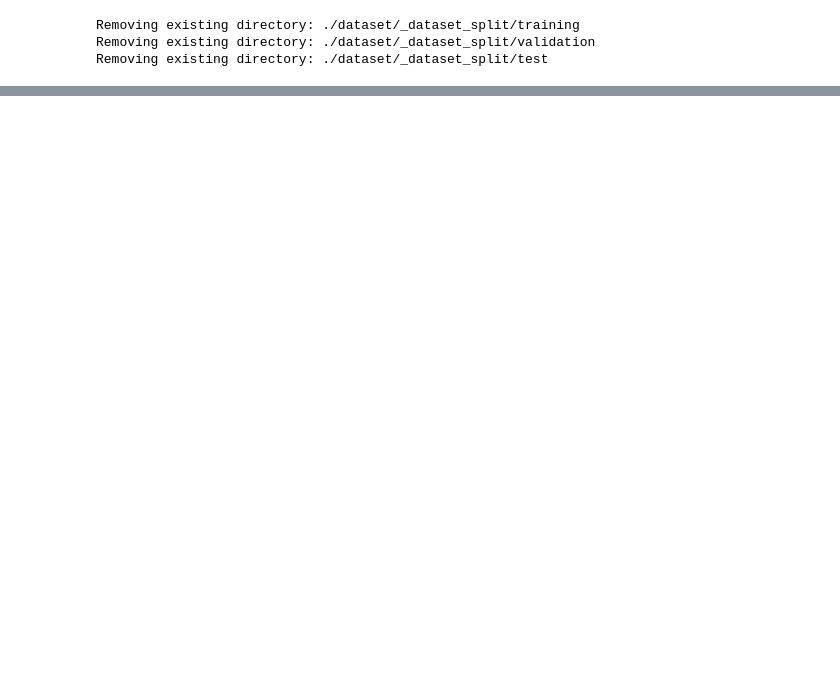
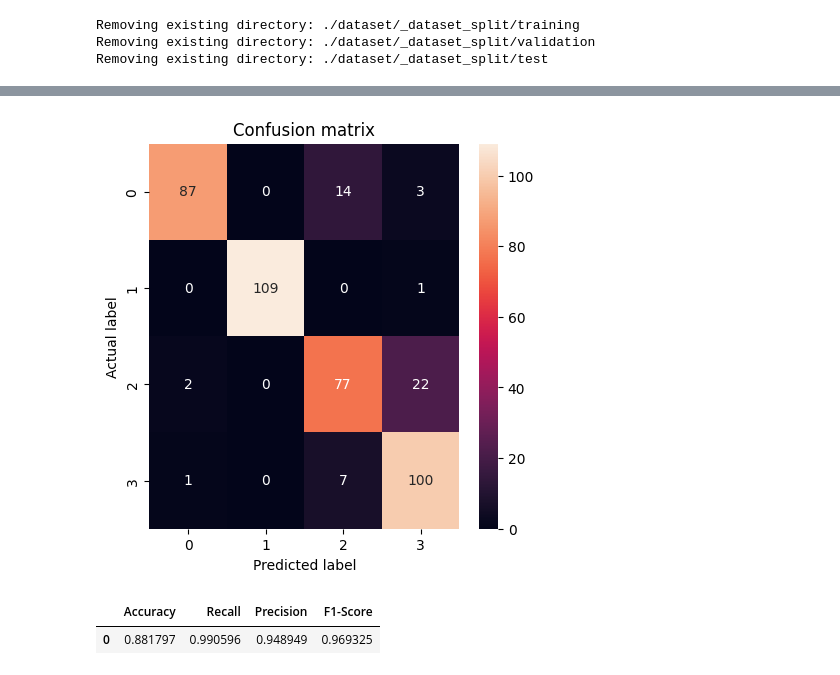
Before and after one commit to mattbarty/eye_diseases_classification, a Jupyter notebook: eye-disease-classifier.ipynb, the cells around one changed output, grey strips where cells are left out. Drawn from its saved outputs; the diff is of its cells as text; code cells hidden in the pictures; blank space fills up the shorter version.

```diff
--- a/eye-disease-classifier.ipynb
+++ b/eye-disease-classifier.ipynb
@@ -132,0 +333,28 @@ plt.show()
+# %%
+from sklearn.metrics import confusion_matrix
+import seaborn as sns
+import numpy as np
+
+# Assuming that you have the true labels
+true_labels = test_generator.classes
+
+# Get the predicted probabilities from the model
+predicted_probs = history.model.predict(test_generator, steps=len(test_generator))
+
+# Convert probabilities to class labels: if you're working on a binary classification problem
+# predicted_labels = [1 if prob > 0.5 else 0 for prob in predicted_probs]
+
+# If you're working on a multi-class classification problem, use argmax
+predicted_labels = np.argmax(predicted_probs, axis=1)
+
+# Compute the confusion matrix
+cm = confusion_matrix(true_labels, predicted_labels)
+
+# Plot it using seaborn
+plt.figure(figsize=(5,5))
+sns.heatmap(cm, annot=True, fmt="d")
+plt.title('Confusion matrix')
+plt.ylabel('Actual label')
+plt.xlabel('Predicted label')
+plt.show()
+# %% [output]
@@ -132,0 +362,6 @@ plt.show()
+[figure, added]
+# %%
+show_metrics(true_labels, predicted_labels)
+# %% [output]
+|  | Accuracy | Recall | Precision | F1-Score |
+| 0 | 0.881797 | 0.990596 | 0.948949 | 0.969325 |
```
Also changed, not shown: parts of 18 cells of this notebook.
